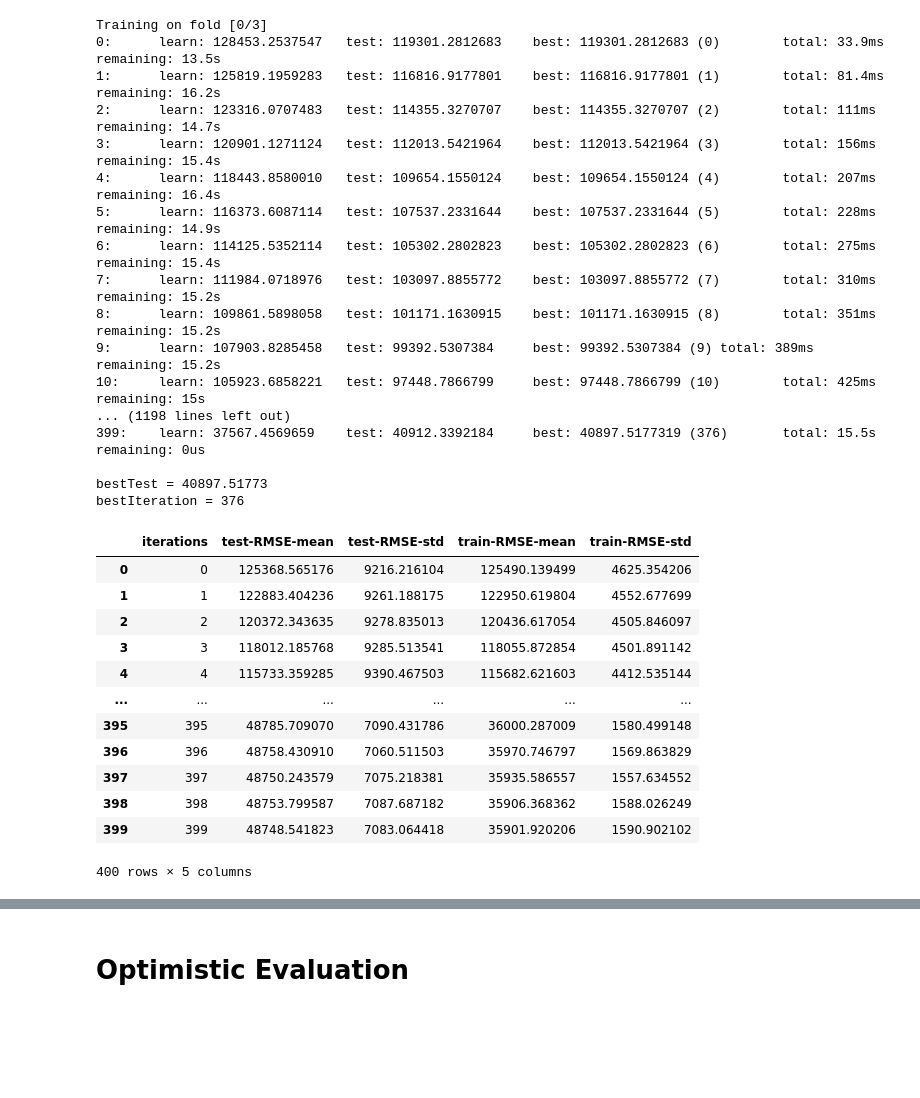
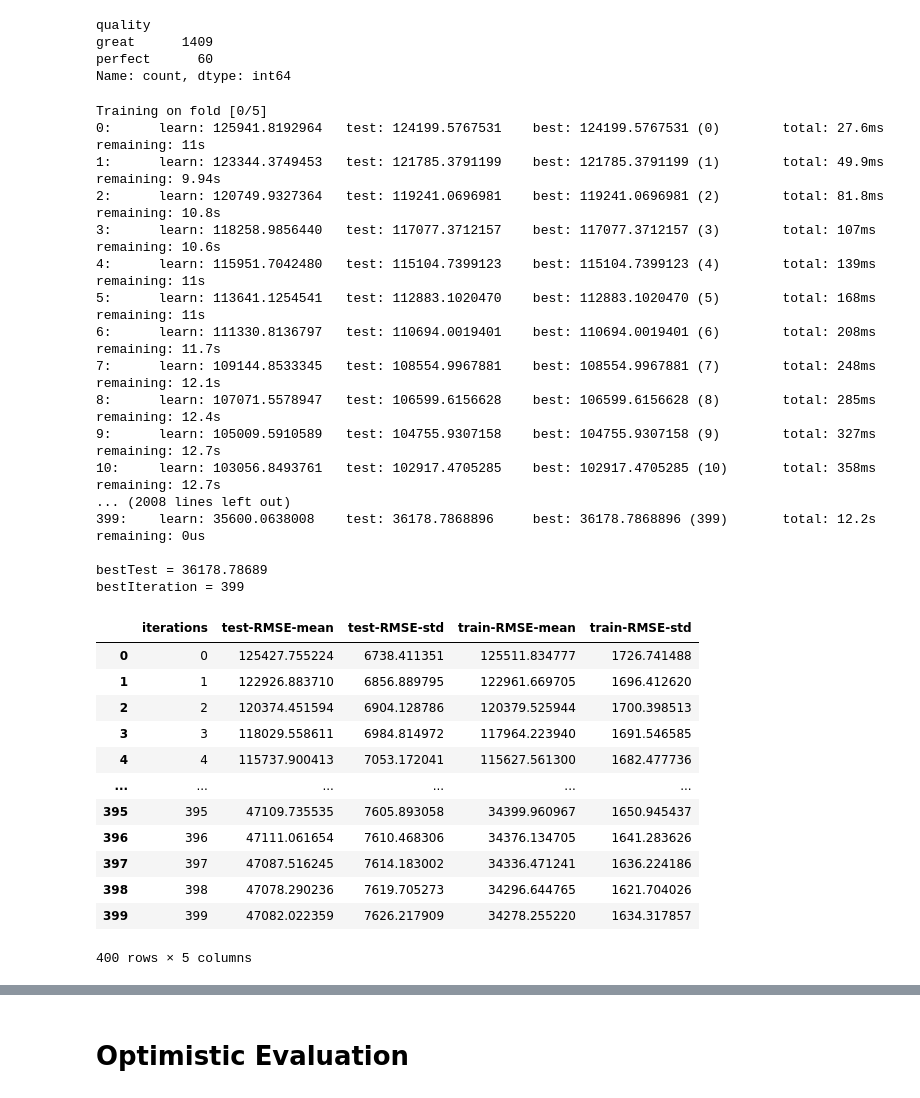
Before and after one commit to NaturionBG/Airbnb_price_analysis, a Jupyter notebook: train.ipynb, the cells around one changed output, grey strips where cells are left out. Drawn from its saved outputs; the diff is of its cells as text; code cells hidden in the pictures; blank space fills up the shorter version.

```diff
--- a/train.ipynb
+++ b/train.ipynb
@@ -15,6 +13,8 @@ vc = df['city'].value_counts()
 vc =  vc[vc >= 14]
 cities = vc.index
 df = df[df['city'].isin(cities)].reset_index(drop=True)
+df['quality'] = np.where(df['quality'] == 'acceptable', 'great', df['quality'])
+# df = df[df['quality']!='acceptable']
 df.info()
 # %% [output]
 <class 'pandas.DataFrame'>
@@ -36,3 +36,10 @@ memory usage: 123.6 KB
+# %%
+df['quality'].value_counts()
+# %% [output]
+quality
+great      1409
+perfect      60
+Name: count, dtype: int64
 # %%
 X = df.iloc[:, 1:]
 y = df['Price']
@@ -41,43 +48,43 @@ X_train, X_test, y_train, y_test = train_test_split(X, y, test_size=0.2)
 # %%
 p = Pool(X, y, cat_features=['city', 'quality'])
 params = {
   'cat_features': ['city', 'quality'],
-  'depth': 5,
+  'depth': 6,
   'loss_function': 'RMSE',
   'iterations': 400
 
 }
 
-cv_res = cv(p, params, fold_count=3)
+cv_res = cv(p, params, fold_count=5)
 cv_res
 # %% [output]
-Training on fold [0/3]
-0:      learn: 128453.2537547   test: 119301.2812683    best: 119301.2812683 (0)        total: 33.9ms   remaining: 13.5s
-1:      learn: 125819.1959283   test: 116816.9177801    best: 116816.9177801 (1)        total: 81.4ms   remaining: 16.2s
-2:      learn: 123316.0707483   test: 114355.3270707    best: 114355.3270707 (2)        total: 111ms    remaining: 14.7s
-3:      learn: 120901.1271124   test: 112013.5421964    best: 112013.5421964 (3)        total: 156ms    remaining: 15.4s
-4:      learn: 118443.8580010   test: 109654.1550124    best: 109654.1550124 (4)        total: 207ms    remaining: 16.4s
-5:      learn: 116373.6087114   test: 107537.2331644    best: 107537.2331644 (5)        total: 228ms    remaining: 14.9s
-6:      learn: 114125.5352114   test: 105302.2802823    best: 105302.2802823 (6)        total: 275ms    remaining: 15.4s
-7:      learn: 111984.0718976   test: 103097.8855772    best: 103097.8855772 (7)        total: 310ms    remaining: 15.2s
-8:      learn: 109861.5898058   test: 101171.1630915    best: 101171.1630915 (8)        total: 351ms    remaining: 15.2s
-9:      learn: 107903.8285458   test: 99392.5307384     best: 99392.5307384 (9) total: 389ms    remaining: 15.2s
-10:     learn: 105923.6858221   test: 97448.7866799     best: 97448.7866799 (10)        total: 425ms    remaining: 15s
-... (1198 lines left out)
-399:    learn: 37567.4569659    test: 40912.3392184     best: 40897.5177319 (376)       total: 15.5s    remaining: 0us
+Training on fold [0/5]
+0:      learn: 125941.8192964   test: 124199.5767531    best: 124199.5767531 (0)        total: 27.6ms   remaining: 11s
+1:      learn: 123344.3749453   test: 121785.3791199    best: 121785.3791199 (1)        total: 49.9ms   remaining: 9.94s
+2:      learn: 120749.9327364   test: 119241.0696981    best: 119241.0696981 (2)        total: 81.8ms   remaining: 10.8s
+3:      learn: 118258.9856440   test: 117077.3712157    best: 117077.3712157 (3)        total: 107ms    remaining: 10.6s
+4:      learn: 115951.7042480   test: 115104.7399123    best: 115104.7399123 (4)        total: 139ms    remaining: 11s
+5:      learn: 113641.1254541   test: 112883.1020470    best: 112883.1020470 (5)        total: 168ms    remaining: 11s
+6:      learn: 111330.8136797   test: 110694.0019401    best: 110694.0019401 (6)        total: 208ms    remaining: 11.7s
+7:      learn: 109144.8533345   test: 108554.9967881    best: 108554.9967881 (7)        total: 248ms    remaining: 12.1s
+8:      learn: 107071.5578947   test: 106599.6156628    best: 106599.6156628 (8)        total: 285ms    remaining: 12.4s
+9:      learn: 105009.5910589   test: 104755.9307158    best: 104755.9307158 (9)        total: 327ms    remaining: 12.7s
+10:     learn: 103056.8493761   test: 102917.4705285    best: 102917.4705285 (10)       total: 358ms    remaining: 12.7s
+... (2008 lines left out)
+399:    learn: 35600.0638008    test: 36178.7868896     best: 36178.7868896 (399)       total: 12.2s    remaining: 0us
 
-bestTest = 40897.51773
-bestIteration = 376
+bestTest = 36178.78689
+bestIteration = 399
 |  | iterations | test-RMSE-mean | test-RMSE-std | train-RMSE-mean | train-RMSE-std |
-| 0 | 0 | 125368.565176 | 9216.216104 | 125490.139499 | 4625.354206 |
-| 1 | 1 | 122883.404236 | 9261.188175 | 122950.619804 | 4552.677699 |
-| 2 | 2 | 120372.343635 | 9278.835013 | 120436.617054 | 4505.846097 |
-| 3 | 3 | 118012.185768 | 9285.513541 | 118055.872854 | 4501.891142 |
-| 4 | 4 | 115733.359285 | 9390.467503 | 115682.621603 | 4412.535144 |
+| 0 | 0 | 125427.755224 | 6738.411351 | 125511.834777 | 1726.741488 |
+| 1 | 1 | 122926.883710 | 6856.889795 | 122961.669705 | 1696.412620 |
+| 2 | 2 | 120374.451594 | 6904.128786 | 120379.525944 | 1700.398513 |
+| 3 | 3 | 118029.558611 | 6984.814972 | 117964.223940 | 1691.546585 |
+| 4 | 4 | 115737.900413 | 7053.172041 | 115627.561300 | 1682.477736 |
 | ... | ... | ... | ... | ... | ... |
-| 395 | 395 | 48785.709070 | 7090.431786 | 36000.287009 | 1580.499148 |
-| 396 | 396 | 48758.430910 | 7060.511503 | 35970.746797 | 1569.863829 |
-| 397 | 397 | 48750.243579 | 7075.218381 | 35935.586557 | 1557.634552 |
-| 398 | 398 | 48753.799587 | 7087.687182 | 35906.368362 | 1588.026249 |
-| 399 | 399 | 48748.541823 | 7083.064418 | 35901.920206 | 1590.902102 |
+| 395 | 395 | 47109.735535 | 7605.893058 | 34399.960967 | 1650.945437 |
+| 396 | 396 | 47111.061654 | 7610.468306 | 34376.134705 | 1641.283626 |
+| 397 | 397 | 47087.516245 | 7614.183002 | 34336.471241 | 1636.224186 |
+| 398 | 398 | 47078.290236 | 7619.705273 | 34296.644765 | 1621.704026 |
+| 399 | 399 | 47082.022359 | 7626.217909 | 34278.255220 | 1634.317857 |
 400 rows × 5 columns
```
Also changed, not shown: parts of 6 cells of this notebook, 38 other files.
